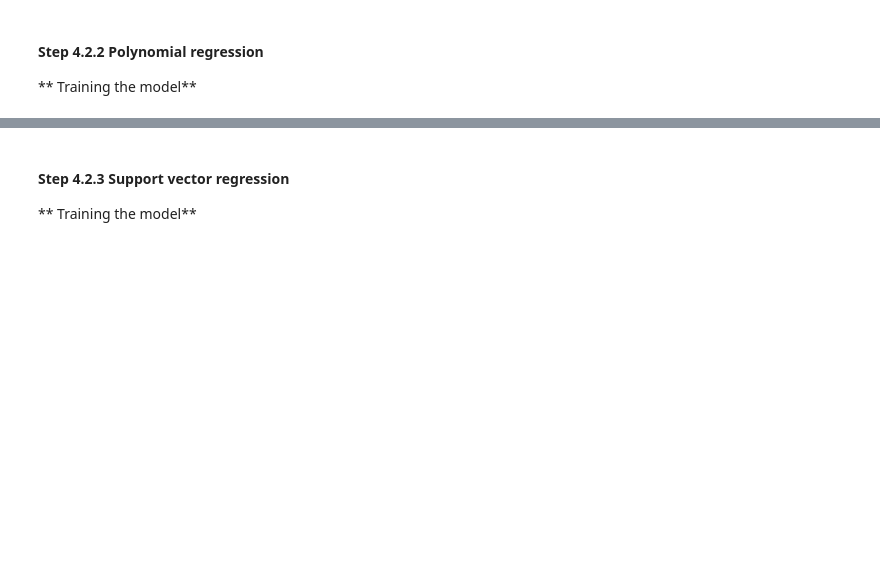
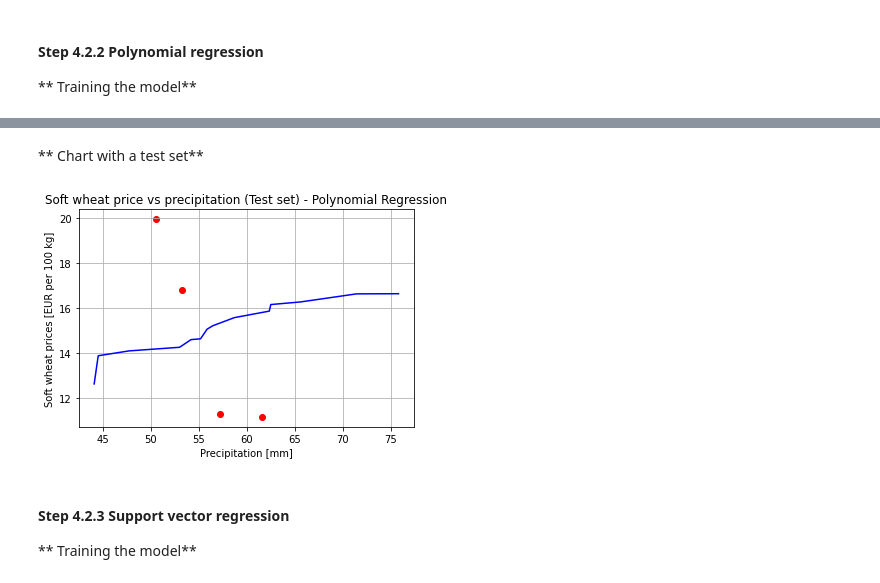
Before and after one commit to wkrzywiec/polish-crops, a Jupyter notebook: polish-crops.ipynb, the cells around one changed output, grey strips where cells are left out. Drawn from its saved outputs; the diff is of its cells as text; code cells hidden in the pictures; blank space fills up the shorter version.

```diff
--- a/polish-crops.ipynb
+++ b/polish-crops.ipynb
@@ -563,3 +607,17 @@ plt.show()
+# %% [markdown]
+** Chart with a test set**
+# %%
+plt.scatter(x_test, y_test, color = 'red')
+x_plot = np.sort(x_train, axis=0)
+y_plot = np.sort(poly_model.predict(poly_reg.fit_transform(x_train)))
+plt.plot(x_plot, y_plot, color = 'blue')
+plt.title('Soft wheat price vs precipitation (Test set) - Polynomial Regression')
+plt.xlabel('Precipitation [mm]')
+plt.ylabel('Soft wheat prices [EUR per 100 kg]')
+plt.grid()
+plt.show()
+# %% [output]
+[figure, added]
 # %% [markdown]
 #### Step 4.2.3 Support vector regression
 
```
Also changed, not shown: parts of 7 cells of this notebook.
